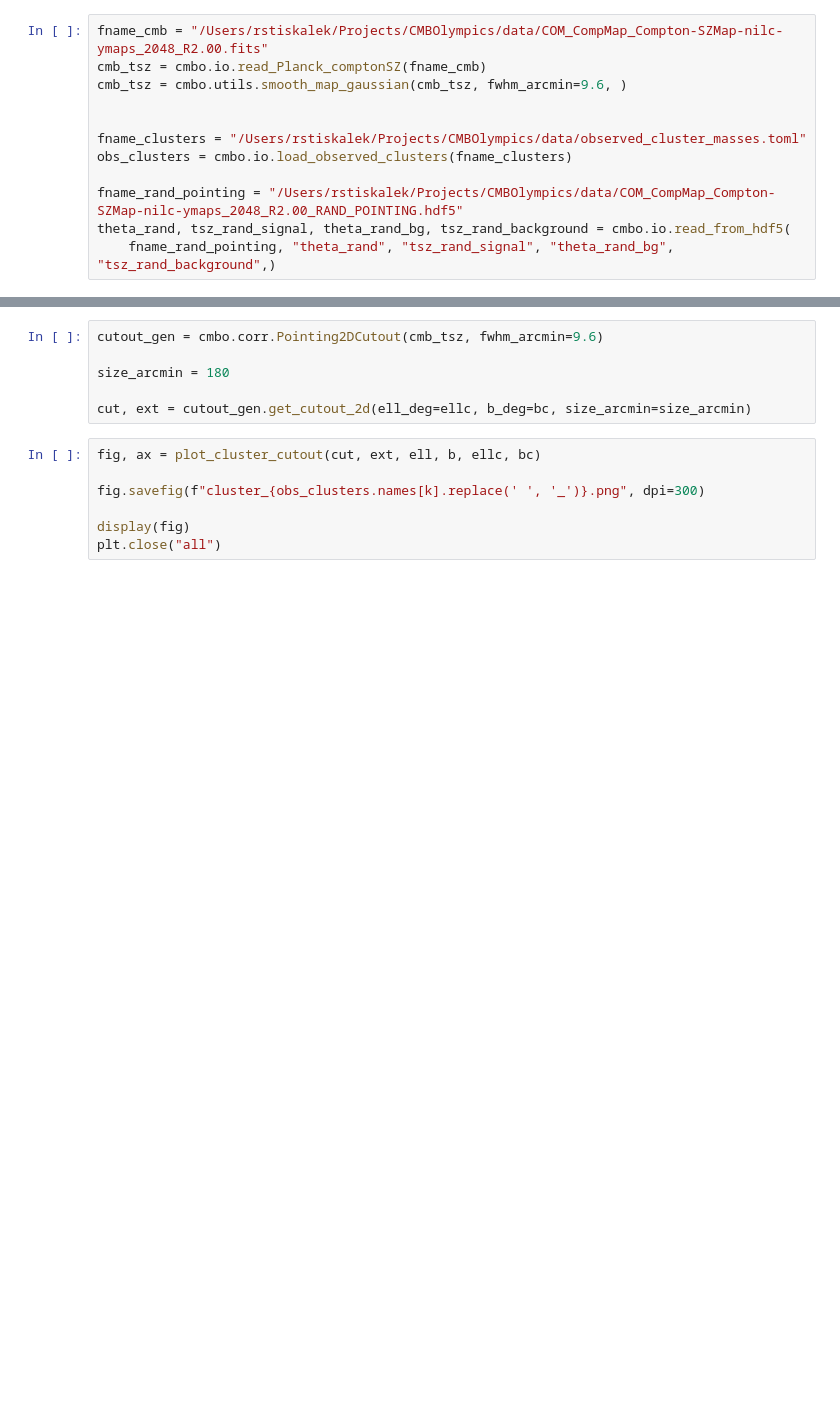
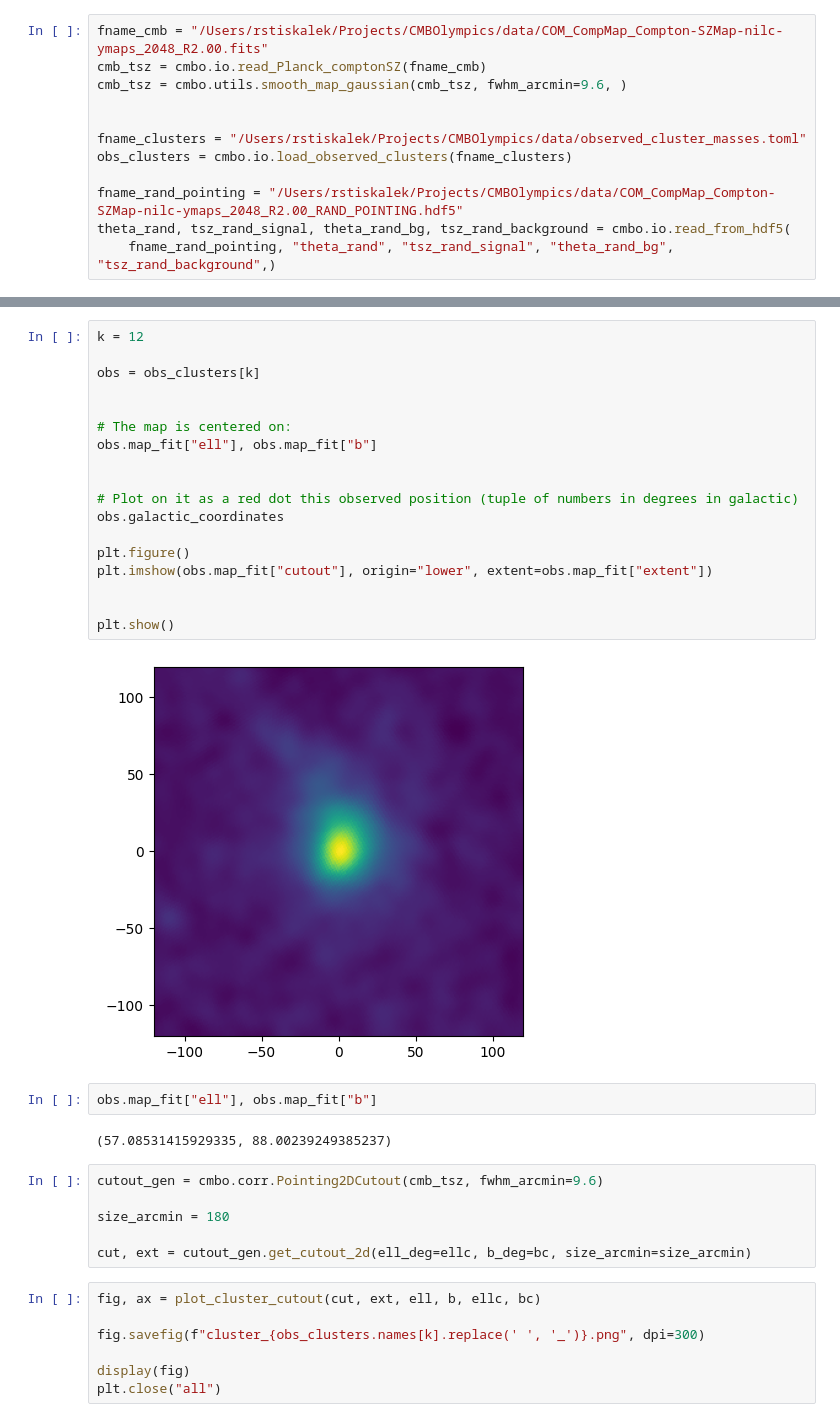
Before and after one commit to Richard-Sti/CMBOlympics, a Jupyter notebook: notebooks/single_clusters.ipynb, the cells around one changed output, grey strips where cells are left out. Saved outputs shown, nothing was run; the diff lists cells and outputs as text; blank space fills up the shorter version.

```diff
--- a/notebooks/single_clusters.ipynb
+++ b/notebooks/single_clusters.ipynb
@@ -146,3 +119,27 @@ array([14.96177918, 14.9730185 , 14.98287588, 14.98039075, 14.9599935 ,
+# %%
+k = 12
+
+obs = obs_clusters[k]
+
+
+# The map is centered on:
+obs.map_fit["ell"], obs.map_fit["b"]
+
+
+# Plot on it as a red dot this observed position (tuple of numbers in degrees in galactic)
+obs.galactic_coordinates
+
+plt.figure()
+plt.imshow(obs.map_fit["cutout"], origin="lower", extent=obs.map_fit["extent"])
+
+
+plt.show()
+# %% [output]
+[figure, added]
+# %%
+obs.map_fit["ell"], obs.map_fit["b"]
+# %% [output]
+(57.08531415929335, 88.00239249385237)
 # %%
 cutout_gen = cmbo.corr.Pointing2DCutout(cmb_tsz, fwhm_arcmin=9.6)
 
```
Also changed, not shown: parts of 17 cells of this notebook.
